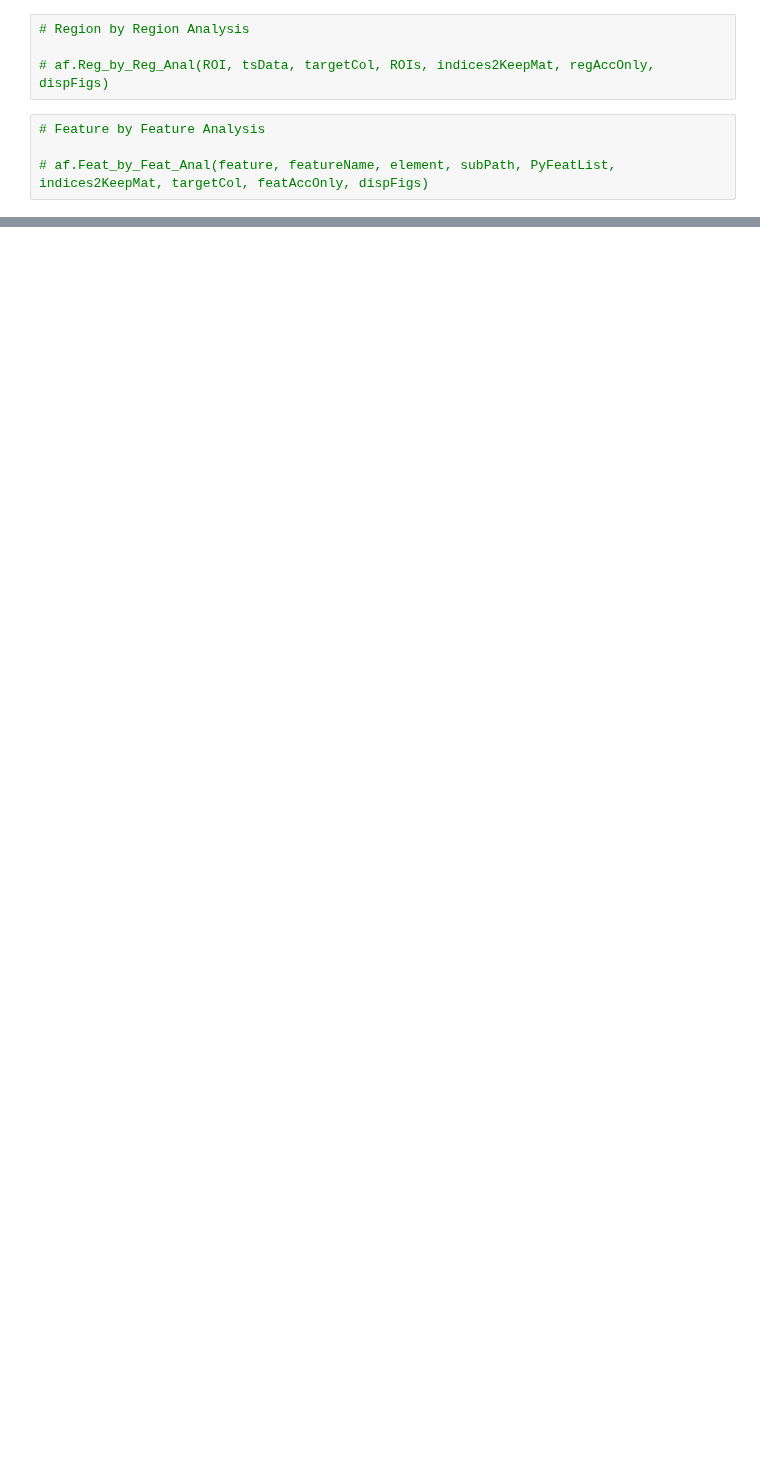
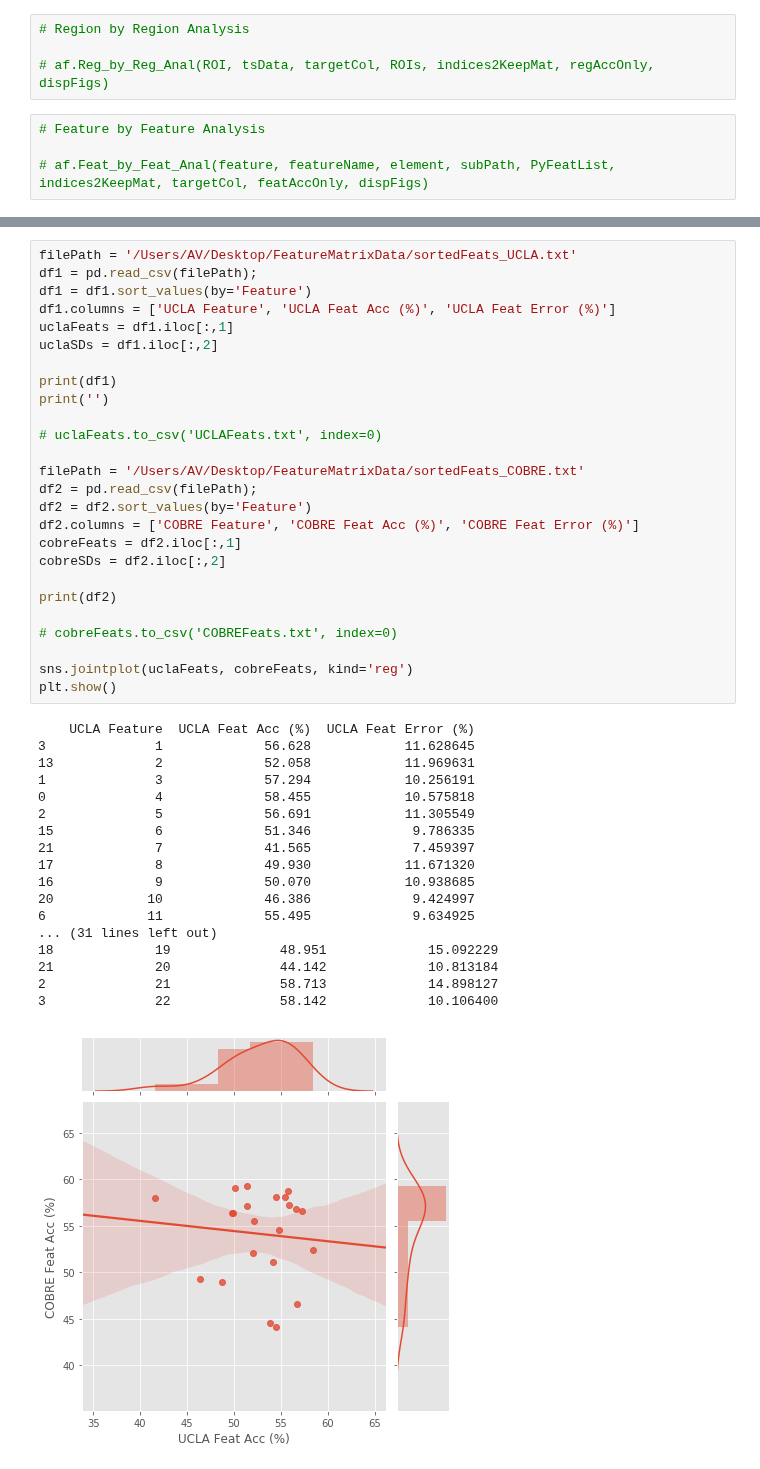
Before and after one commit to DynamicsAndNeuralSystems/fMRI_FeaturesDisorders, a Jupyter notebook: refinedCode.ipynb, the cells around one changed output, grey strips where cells are left out. Drawn from its saved outputs; the diff is of its cells as text; blank space fills up the shorter version.

```diff
--- a/refinedCode.ipynb
+++ b/refinedCode.ipynb
@@ -222,0 +333,45 @@ af.showMeFeatAccPlot(element, subPath, PyFeatList, indices2KeepMat, targetCol, d
+# %%
+filePath = '/Users/AV/Desktop/FeatureMatrixData/sortedFeats_UCLA.txt'
+df1 = pd.read_csv(filePath);
+df1 = df1.sort_values(by='Feature')
+df1.columns = ['UCLA Feature', 'UCLA Feat Acc (%)', 'UCLA Feat Error (%)']
+uclaFeats = df1.iloc[:,1]
+uclaSDs = df1.iloc[:,2]
+
+print(df1)
+print('')
+
+# uclaFeats.to_csv('UCLAFeats.txt', index=0)
+
+filePath = '/Users/AV/Desktop/FeatureMatrixData/sortedFeats_COBRE.txt'
+df2 = pd.read_csv(filePath);
+df2 = df2.sort_values(by='Feature')
+df2.columns = ['COBRE Feature', 'COBRE Feat Acc (%)', 'COBRE Feat Error (%)']
+cobreFeats = df2.iloc[:,1]
+cobreSDs = df2.iloc[:,2]
+
+print(df2)
+
+# cobreFeats.to_csv('COBREFeats.txt', index=0)
+
+sns.jointplot(uclaFeats, cobreFeats, kind='reg')
+plt.show()
+# %% [output]
+    UCLA Feature  UCLA Feat Acc (%)  UCLA Feat Error (%)
+3              1             56.628            11.628645
+13             2             52.058            11.969631
+1              3             57.294            10.256191
+0              4             58.455            10.575818
+2              5             56.691            11.305549
+15             6             51.346             9.786335
+21             7             41.565             7.459397
+17             8             49.930            11.671320
+16             9             50.070            10.938685
+20            10             46.386             9.424997
+6             11             55.495             9.634925
+... (31 lines left out)
+18             19              48.951             15.092229
+21             20              44.142             10.813184
+2              21              58.713             14.898127
+3              22              58.142             10.106400
+[figure, added]
```
Also changed, not shown: parts of 13 cells of this notebook, 6 other files.
